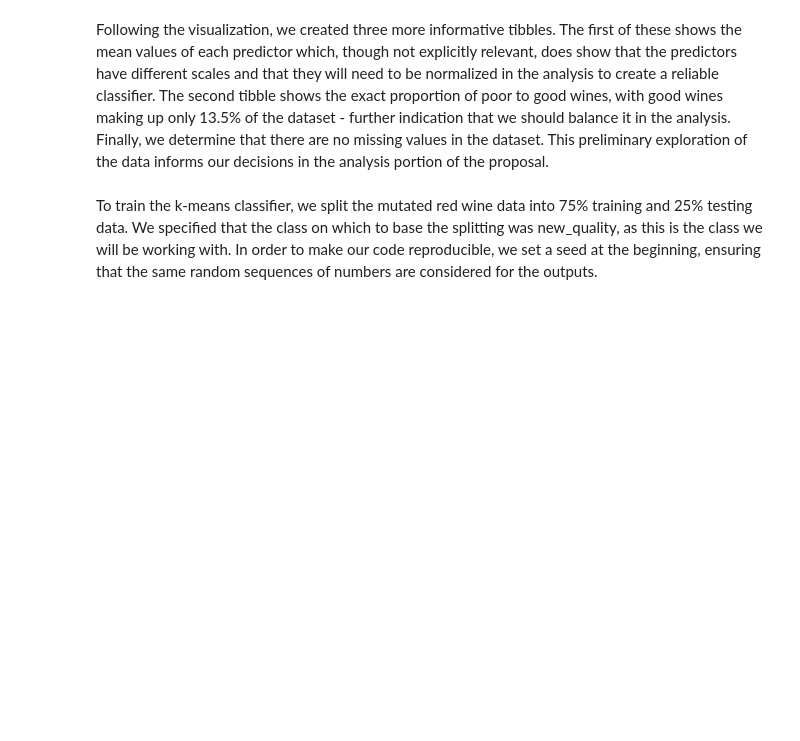
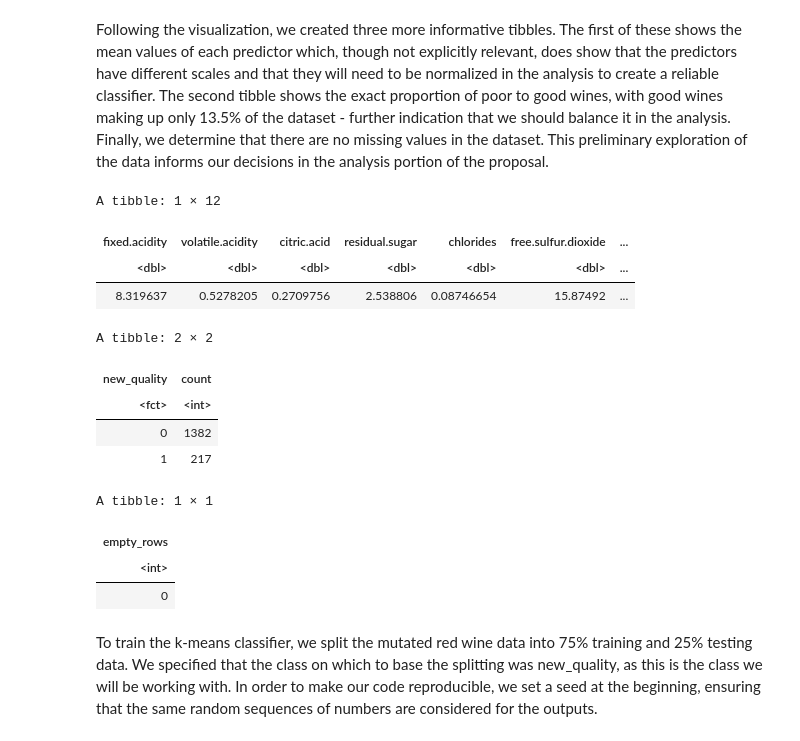
Before and after one commit to man-on-wire/Vinho-Verde, a Jupyter notebook: Written Proposal.ipynb, the cells around one changed output. Saved outputs shown, nothing was run; the diff lists cells and outputs as text; code cells hidden in the pictures; blank space fills up the shorter version.

```diff
--- a/Written Proposal.ipynb
+++ b/Written Proposal.ipynb
@@ -68,20 +111,34 @@ my_ggpairs
 # %% [markdown]
 Following the visualization, we created three more informative tibbles. The first of these shows the mean values of each predictor which, though not explicitly relevant, does show that the predictors have different scales and that they will need to be normalized in the analysis to create a reliable classifier. The second tibble shows the exact proportion of poor to good wines, with good wines making up only 13.5% of the dataset - further indication that we should balance it in the analysis. Finally, we determine that there are no missing values in the dataset. This preliminary exploration of the data informs our decisions in the analysis portion of the proposal.
 # %%
-red_wine_quality_count <- red_wine_train |>
+red_wine_quality_count <- red_wine |>
     group_by(new_quality) |>
     summarize(count = n())
 
-missing_data <- red_wine_train |>
+missing_data <- red_wine |>
     summarize(empty_rows = sum(is.na(" ")))
 
-red_wine_mean <- red_wine_train |>
+red_wine_mean <- red_wine |>
     select(-quality, -new_quality) |>
     summarize(across(fixed.acidity:total.acidity, mean))
 
 red_wine_mean
 red_wine_quality_count
 missing_data
+# %% [output]
+A tibble: 1 × 12
+| fixed.acidity | volatile.acidity | citric.acid | residual.sugar | chlorides | free.sulfur.dioxide | ... |
+| <dbl> | <dbl> | <dbl> | <dbl> | <dbl> | <dbl> | ... |
+| 8.319637 | 0.5278205 | 0.2709756 | 2.538806 | 0.08746654 | 15.87492 | ... |
+A tibble: 2 × 2
+| new_quality | count |
+| <fct> | <int> |
+| 0 | 1382 |
+| 1 | 217 |
+A tibble: 1 × 1
+| empty_rows |
+| <int> |
+| 0 |
 # %% [markdown]
 To train the k-means classifier, we split the mutated red wine data into 75% training and 25% testing data. We specified that the class on which to base the splitting was new_quality, as this is the class we will be working with. In order to make our code reproducible, we set a seed at the beginning, ensuring that the same random sequences of numbers are considered for the outputs.
 # %%
```
Also changed, not shown: parts of 10 cells of this notebook.
